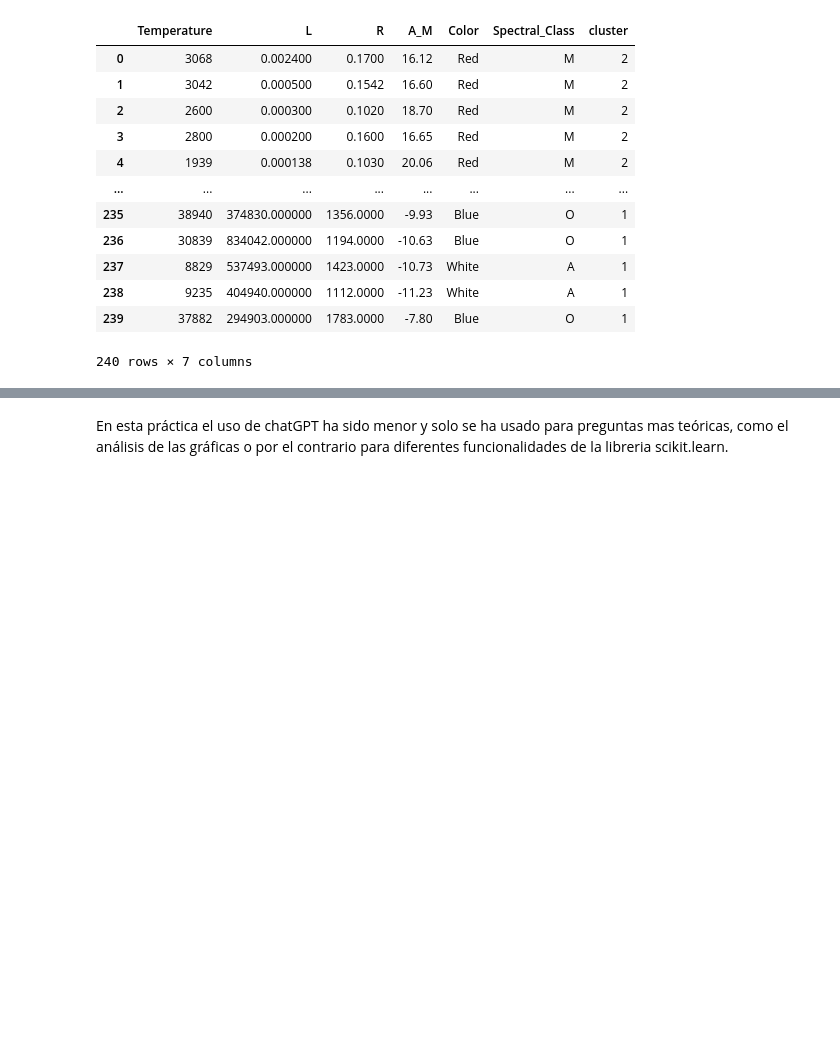
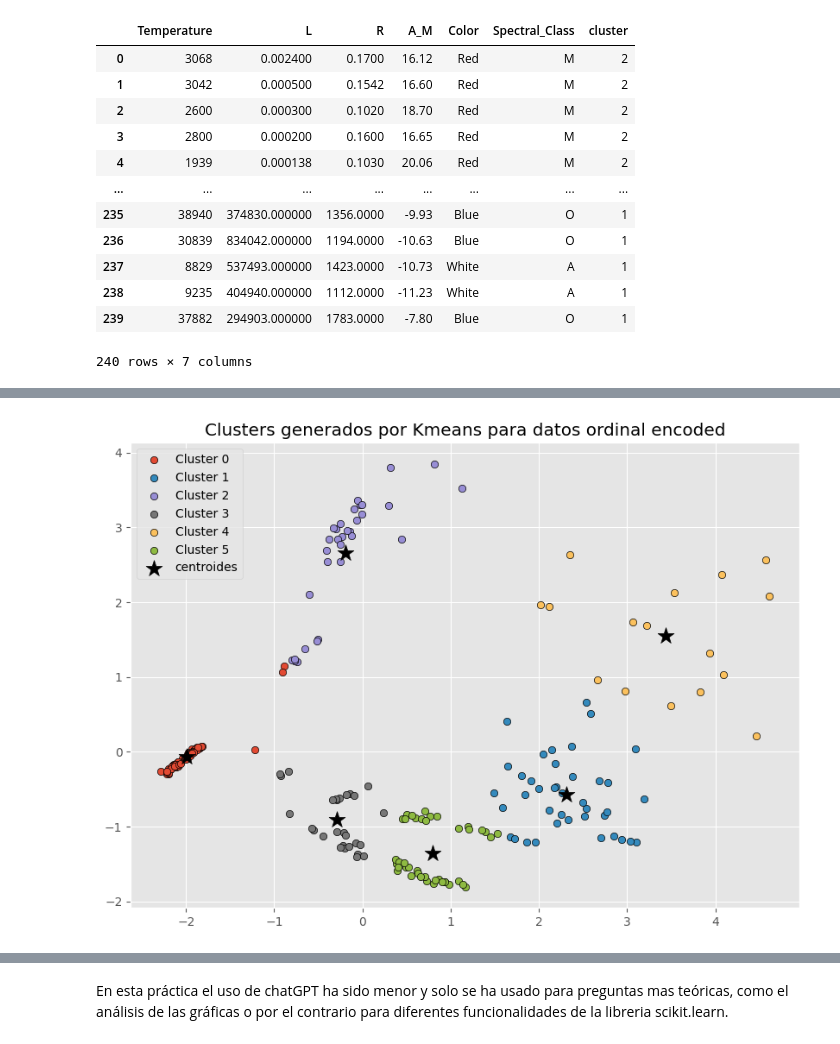
Before and after one commit to RaulCarrero02/G23.P2.100451286.100472334, a Jupyter notebook: kmean.ipynb, the cells around one changed output, grey strips where cells are left out. Cells and saved outputs as stored; diff of their text form; code cells hidden in the pictures; blank space fills up the shorter version.

Commit message:
Changes to be committed: 	modified:   kmean.ipynb

```diff
--- a/kmean.ipynb
+++ b/kmean.ipynb
@@ -1205,0 +1206,83 @@ En el caso de DBscan para la transformación de los datos en Ordinal Encoding es
+# %%
+# hacemos pipeline que con 6 clusters haga el kmeans, el hierarchical clustering y el dbscan para los datos ordinal encoded para compararlos a los datos de los científicos
+
+# Creamos la pipeline
+kmeans_pipeline_oe = Pipeline([
+    ('scaler', StandardScaler()),
+    ('pca', PCA(n_components=2)),
+    ('kmeans', KMeans(n_clusters=6, random_state=23))
+])
+
+# Entrenamos la pipeline y los resultados
+y_predict = kmeans_pipeline_oe.fit_predict(ordinal_df)
+plt.figure(figsize=(10, 7))
+for i in np.unique(y_predict):
+    plt.scatter(
+        x = X_ordinal_pca[y_predict == i, 0],
+        y = X_ordinal_pca[y_predict == i, 1],
+        c = plt.rcParams['axes.prop_cycle'].by_key()['color'][i % len(plt.rcParams['axes.prop_cycle'].by_key()['color'])],
+        marker    = 'o',
+        edgecolor = 'black',
+        label= f"Cluster {i}"
+    )
+
+plt.scatter(
+    x = kmeans_pipeline_oe.named_steps['kmeans'].cluster_centers_[:, 0],
+    y = kmeans_pipeline_oe.named_steps['kmeans'].cluster_centers_[:, 1],
+    c = 'black',
+    s = 200,
+    marker = '*',
+    label  = 'centroides'
+)
+plt.title('Clusters generados por Kmeans para datos ordinal encoded')
+plt.legend()
+plt.show()
+
+# Creamos la pipeline
+hierarchical_pipeline_oe = Pipeline([
+    ('scaler', StandardScaler()),
+    ('pca', PCA(n_components=2)),
+    ('hierarchical', AgglomerativeClustering(n_clusters=6))
+])
+
+# Entrenamos la pipeline y los resultados
+y_predict_h = hierarchical_pipeline_oe.fit_predict(ordinal_df)
+plt.figure(figsize=(10, 7))
+for i in np.unique(y_predict_h):
+    plt.scatter(
+        x = X_ordinal_pca[y_predict_h == i, 0],
+        y = X_ordinal_pca[y_predict_h == i, 1],
+        c = plt.rcParams['axes.prop_cycle'].by_key()['color'][i % len(plt.rcParams['axes.prop_cycle'].by_key()['color'])],
+        marker    = 'o',
+        edgecolor = 'black',
+        label= f"Cluster {i}"
+    )
+plt.title('Clusters generados por Hierarchical Clustering para datos ordinal encoded')
+plt.legend()
+plt.show()
+
+# Creamos la pipeline
+dbscan_pipeline_oe = Pipeline([
+    ('scaler', StandardScaler()),
+    ('pca', PCA(n_components=2)),
+    ('dbscan', DBSCAN(eps=0.6, metric= 'euclidean'))
+])
+
+# Entrenamos la pipeline y los resultados
+y_predict_d = dbscan_pipeline_oe.fit_predict(ordinal_df)
+y_predict_d = dbscan_pipeline_oe.fit_predict(ordinal_df)
+plt.figure(figsize=(10, 7))
+for i in np.unique(y_predict_d):
+    plt.scatter(
+        x = X_ordinal_pca[y_predict_d == i, 0],
+        y = X_ordinal_pca[y_predict_d == i, 1],
+        c = plt.rcParams['axes.prop_cycle'].by_key()['color'][i % len(plt.rcParams['axes.prop_cycle'].by_key()['color'])],
+        marker    = 'o',
+        edgecolor = 'black',
+        label= f"Cluster {i}"
+    )
+plt.title('Clusters generados por DBSCAN para datos ordinal encoded')
+plt.legend()
+plt.show()
+# %% [output]
+[figure, added]
```
Also changed, not shown: parts of 27 cells of this notebook.
